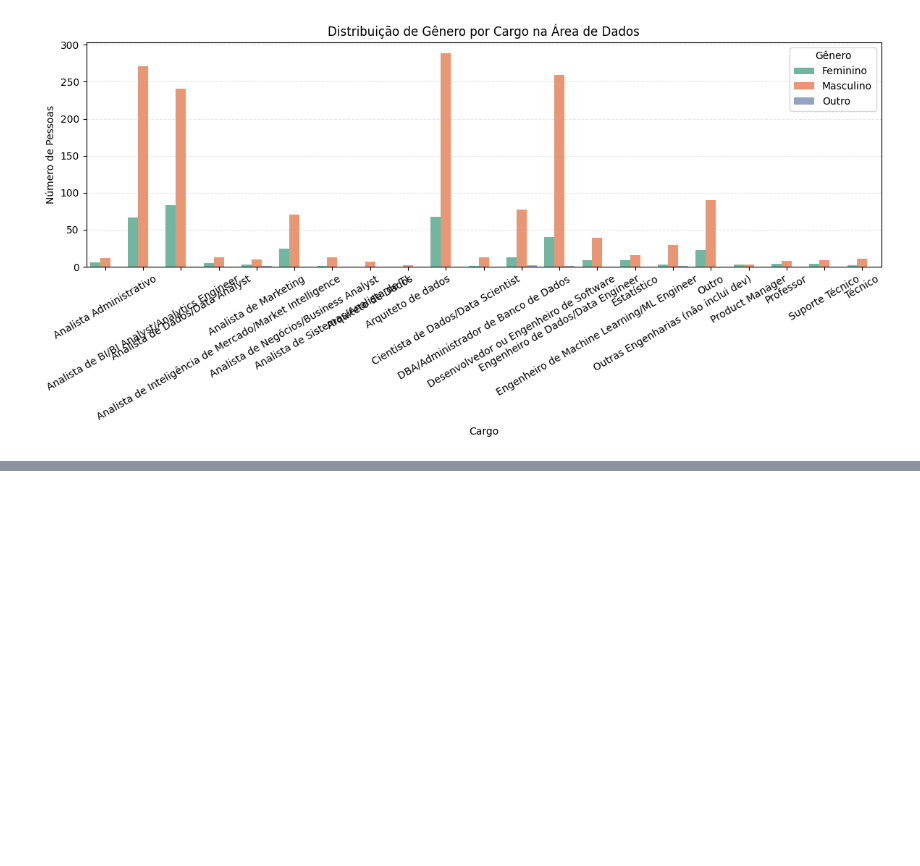
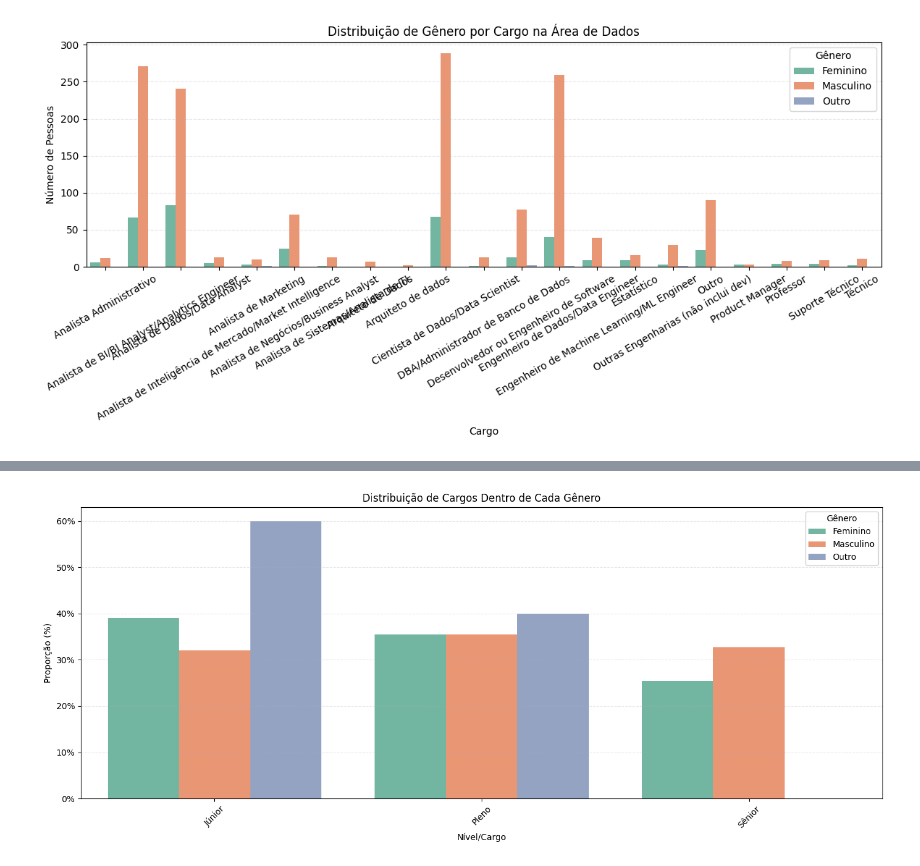
Before and after one commit to FGV-VIS-2025/tarefa-4-mulheres_no_mercado_brasileiro_de_dados, a Jupyter notebook: analise_exploratoria/analise_exploratoria.ipynb, the cells around one changed output, grey strips where cells are left out. Saved outputs shown, nothing was run; the diff lists cells and outputs as text; code cells hidden in the pictures; blank space fills up the shorter version.

```diff
--- a/analise_exploratoria/analise_exploratoria.ipynb
+++ b/analise_exploratoria/analise_exploratoria.ipynb
@@ -423,0 +525,43 @@ plt.show()
+# %%
+import pandas as pd
+import seaborn as sns
+import matplotlib.pyplot as plt
+
+col_nivel = "('P2_g ', 'Nivel')"
+col_genero = "('P1_b ', 'Genero')"
+
+# Filtrar dados válidos
+df_nivel = df[[col_nivel, col_genero]].dropna()
+
+# Contar número de pessoas por gênero e nível
+df_contagem = df_nivel.groupby([col_genero, col_nivel]).size().reset_index(name='contagem')
+
+# Calcular total de pessoas por gênero
+df_total_genero = df_contagem.groupby(col_genero)['contagem'].transform('sum')
+
+# Calcular proporção dentro de cada gênero
+df_contagem['proporcao'] = df_contagem['contagem'] / df_total_genero
+
+
+# Gráfico
+plt.figure(figsize=(14, 6))
+sns.barplot(
+    data=df_contagem,
+    x=col_nivel,
+    y='proporcao',
+    hue=col_genero,
+    # order=ordem_presentes,
+    palette='Set2'
+)
+
+plt.title('Distribuição de Cargos Dentro de Cada Gênero')
+plt.ylabel('Proporção (%)')
+plt.xlabel('Nível/Cargo')
+plt.xticks(rotation=45)
+plt.gca().yaxis.set_major_formatter(plt.matplotlib.ticker.PercentFormatter(1.0))
+plt.legend(title='Gênero')
+plt.grid(axis='y', linestyle='--', alpha=0.3)
+plt.tight_layout()
+plt.show()
+# %% [output]
+[figure, added]
```
Also changed, not shown: parts of 4 cells of this notebook.
